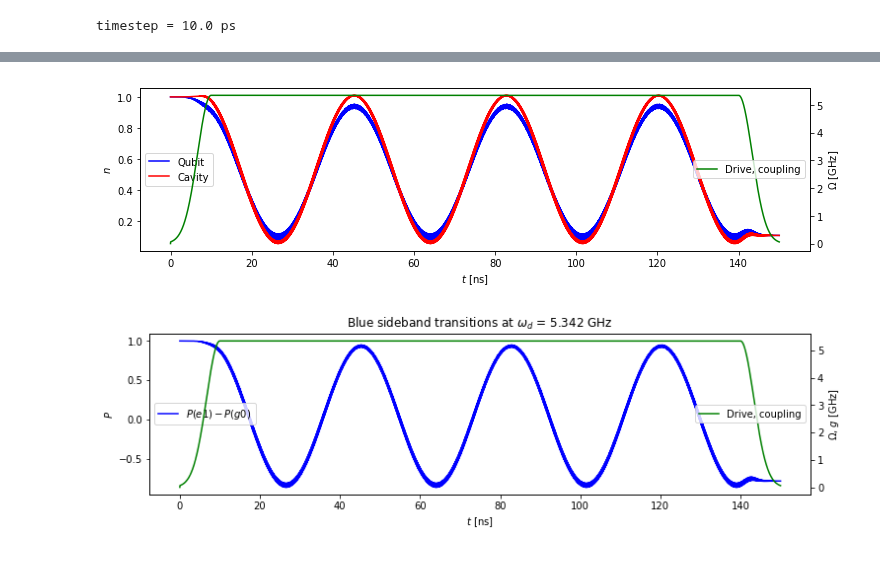
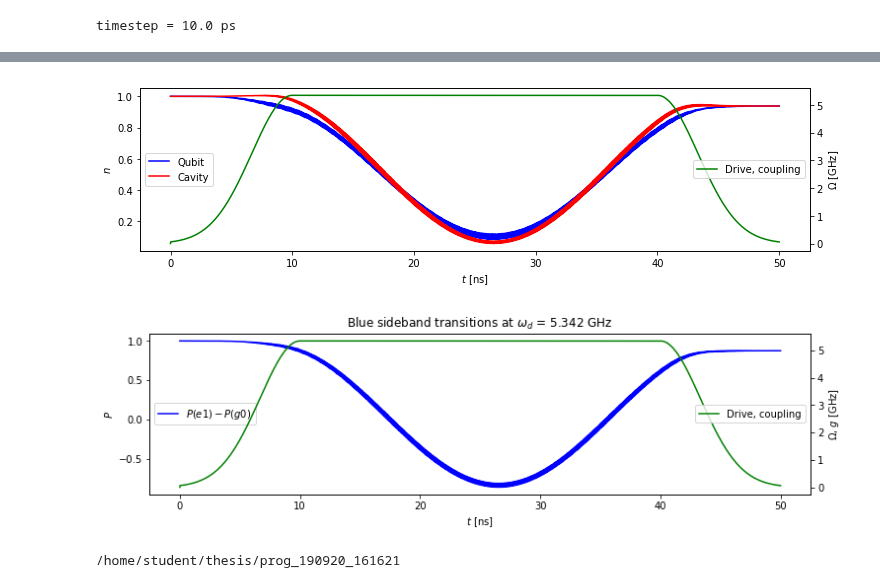
Before and after one commit to wouterkesselsap/thesis, a Jupyter notebook: 2p_sideband.ipynb, the cells around one changed output, grey strips where cells are left out. Saved outputs shown, nothing was run; the diff lists cells and outputs as text; code cells hidden in the pictures.

```diff
--- a/2p_sideband.ipynb
+++ b/2p_sideband.ipynb
@@ -76,7 +78,7 @@ wq_mod = wq + Omega**2/(2*(wq-wd)) + Omega**2/(2*(wq+wd))
 # %%
 t0 = 0         # start of simulation
 t1 = t0 + 0   # start of drive
-t2 = t1 + 150  # end of drive
+t2 = t1 + 50  # end of drive
 t3 = t2 + 0   # end of simulation
 tg = 10        # length of gaussian rise and fall
 
@@ -202,48 +223,51 @@ ax2.legend(loc='center right')
 
 plt.show()
 # %% [output]
-[figure, old version]
+[figure, new version]
 # %%
 """COMBINED PROBABILITIES"""
 
 fig, ax1 = plt.subplots(figsize=[12,3])
 ax1.plot(times, e1-g0, color='b', label='$P(e1) - P(g0)$')
 # ax1.plot(times, e0-g1, color='r', label='$P(e0) - P(g1)$')
 ax1.set_xlabel("$t$ [ns]")
 ax1.set_ylabel("$P$")
 ax1.tick_params(axis='y')
 ax1.legend(loc='center left')
 
 # ax1.set_xlim([27, 27.02])
 
 drive_coupling = wd/(2*pi)*drive_nonosc(times, H_args)
 ax2 = ax1.twinx()
 ax2.plot(times, drive_coupling, color='g', label='Drive, coupling')
 ax2.set_ylabel('$\Omega$, $g$ [GHz]')
 ax2.tick_params(axis='y')
 ax2.legend(loc='center right')
 
 fig = plt.gcf()
 if sb == 'red':
     plt.title("Red sideband transitions at $\\omega_d$ = {} GHz".format(round(wd/2/pi, 3)))
 elif sb == 'blue':
     plt.title("Blue sideband transitions at $\\omega_d$ = {} GHz".format(round(wd/2/pi, 3)))
 plt.show()
 
-button = widgets.Button(description='Save figure')
-out = widgets.Output()
-def clicked(b):
-    button.description = 'Figure saved!'
-    with out:
+fig_button = widgets.Button(description='Save figure')
+fig_out = widgets.Output()
+print(srcfolder)
+def fig_clicked(b):
+    fig_button.description = 'Figure saved!'
+    with fig_out:
+        print(srcfolder)
         fig.savefig(srcfolder + "/" +
                     "fig_{}_{}_Nq{}_Om{}_wd{}_wq{}_wc{}_g{}_wsb{}.png".format(ID, sb, Nq,
                         round(Omega/2/pi, 2), round(wd/2/pi, 3), round(wq/2/pi, 2),
                         round(wc/2/pi, 2), round(g/2/pi, 2), round(wsb/2/pi, 4)),
                      bbox_inches='tight')
-button.on_click(clicked)
-widgets.VBox([button, out])
+fig_button.on_click(fig_clicked)
+widgets.VBox([fig_button, fig_out])
 # %% [output]
-[figure, old version]
+[figure, new version]
+/home/student/thesis/prog_190920_161621
 [interactive output not drawn]
 # %%
 """SCANNING"""
```
Also changed, not shown: parts of 6 cells of this notebook, 1 other file.
